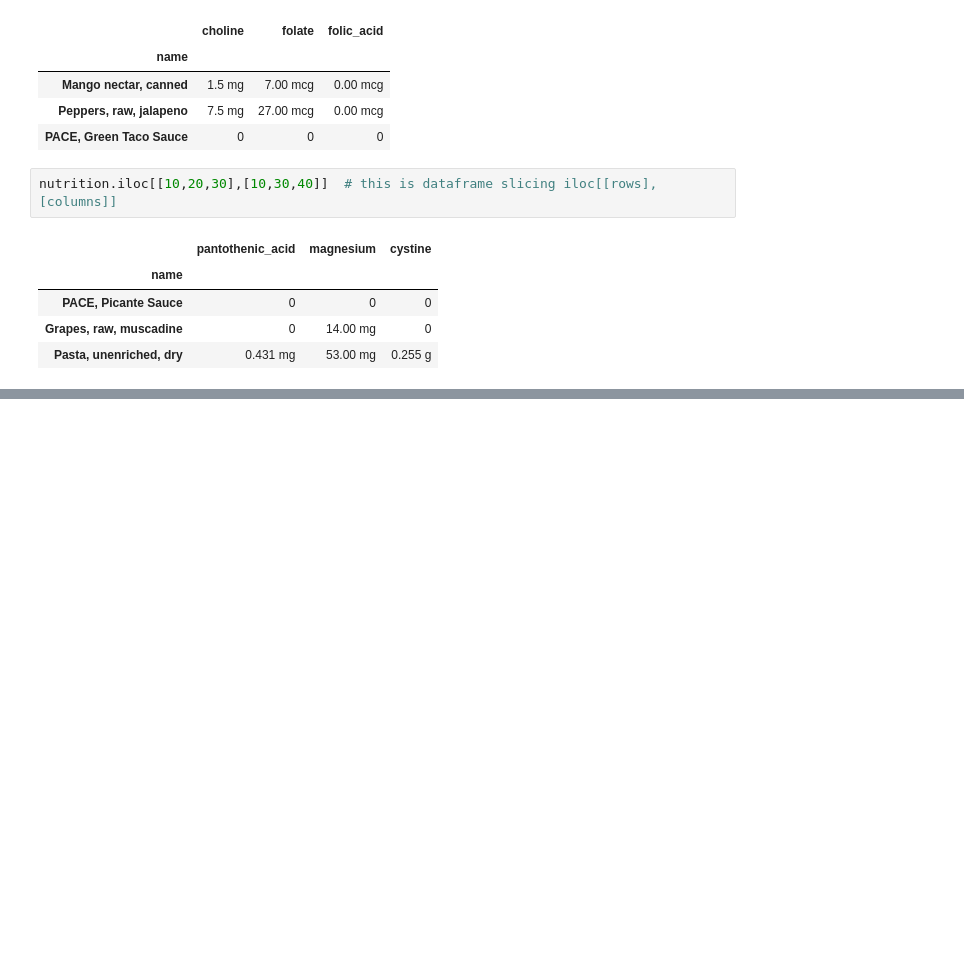
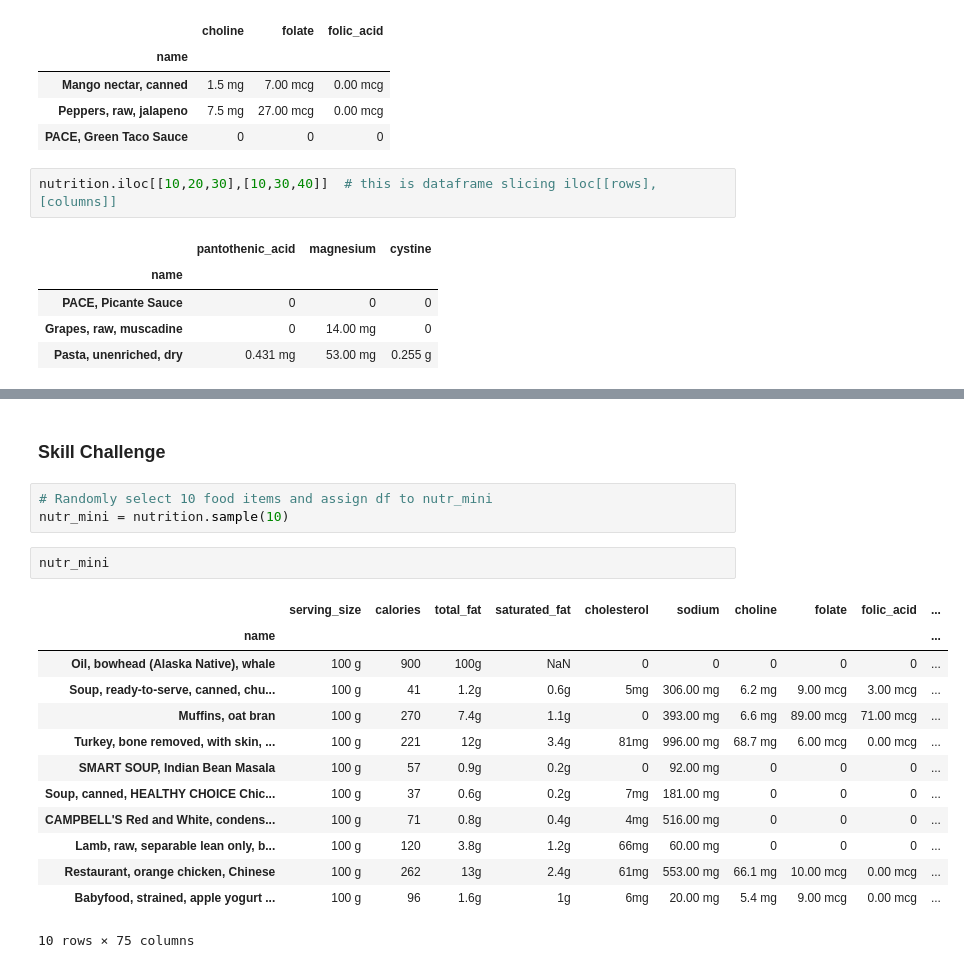
Before and after one commit to Py-Ninad/Ultimate-Pandas-bootcamp, a Jupyter notebook: Working with Dataframes.ipynb, the cells around one changed output, grey strips where cells are left out. Saved outputs shown, nothing was run; the diff lists cells and outputs as text; blank space fills up the shorter version.

```diff
--- a/Working with Dataframes.ipynb
+++ b/Working with Dataframes.ipynb
@@ -189,0 +207,21 @@ nutrition.head()
+# %% [markdown]
+### Skill Challenge
+# %%
+# Randomly select 10 food items and assign df to nutr_mini
+nutr_mini = nutrition.sample(10)
+# %%
+nutr_mini
+# %% [output]
+|  | serving_size | calories | total_fat | saturated_fat | cholesterol | sodium | choline | folate | folic_acid | ... |
+| name |  |  |  |  |  |  |  |  |  | ... |
+| Oil, bowhead (Alaska Native), whale | 100 g | 900 | 100g | NaN | 0 | 0 | 0 | 0 | 0 | ... |
+| Soup, ready-to-serve, canned, chu... | 100 g | 41 | 1.2g | 0.6g | 5mg | 306.00 mg | 6.2 mg | 9.00 mcg | 3.00 mcg | ... |
+| Muffins, oat bran | 100 g | 270 | 7.4g | 1.1g | 0 | 393.00 mg | 6.6 mg | 89.00 mcg | 71.00 mcg | ... |
+| Turkey, bone removed, with skin, ... | 100 g | 221 | 12g | 3.4g | 81mg | 996.00 mg | 68.7 mg | 6.00 mcg | 0.00 mcg | ... |
+| SMART SOUP, Indian Bean Masala | 100 g | 57 | 0.9g | 0.2g | 0 | 92.00 mg | 0 | 0 | 0 | ... |
+| Soup, canned, HEALTHY CHOICE Chic... | 100 g | 37 | 0.6g | 0.2g | 7mg | 181.00 mg | 0 | 0 | 0 | ... |
+| CAMPBELL'S Red and White, condens... | 100 g | 71 | 0.8g | 0.4g | 4mg | 516.00 mg | 0 | 0 | 0 | ... |
+| Lamb, raw, separable lean only, b... | 100 g | 120 | 3.8g | 1.2g | 66mg | 60.00 mg | 0 | 0 | 0 | ... |
+| Restaurant, orange chicken, Chinese | 100 g | 262 | 13g | 2.4g | 61mg | 553.00 mg | 66.1 mg | 10.00 mcg | 0.00 mcg | ... |
+| Babyfood, strained, apple yogurt ... | 100 g | 96 | 1.6g | 1g | 6mg | 20.00 mg | 5.4 mg | 9.00 mcg | 0.00 mcg | ... |
+10 rows × 75 columns
```
Also changed, not shown: parts of 6 cells of this notebook.
